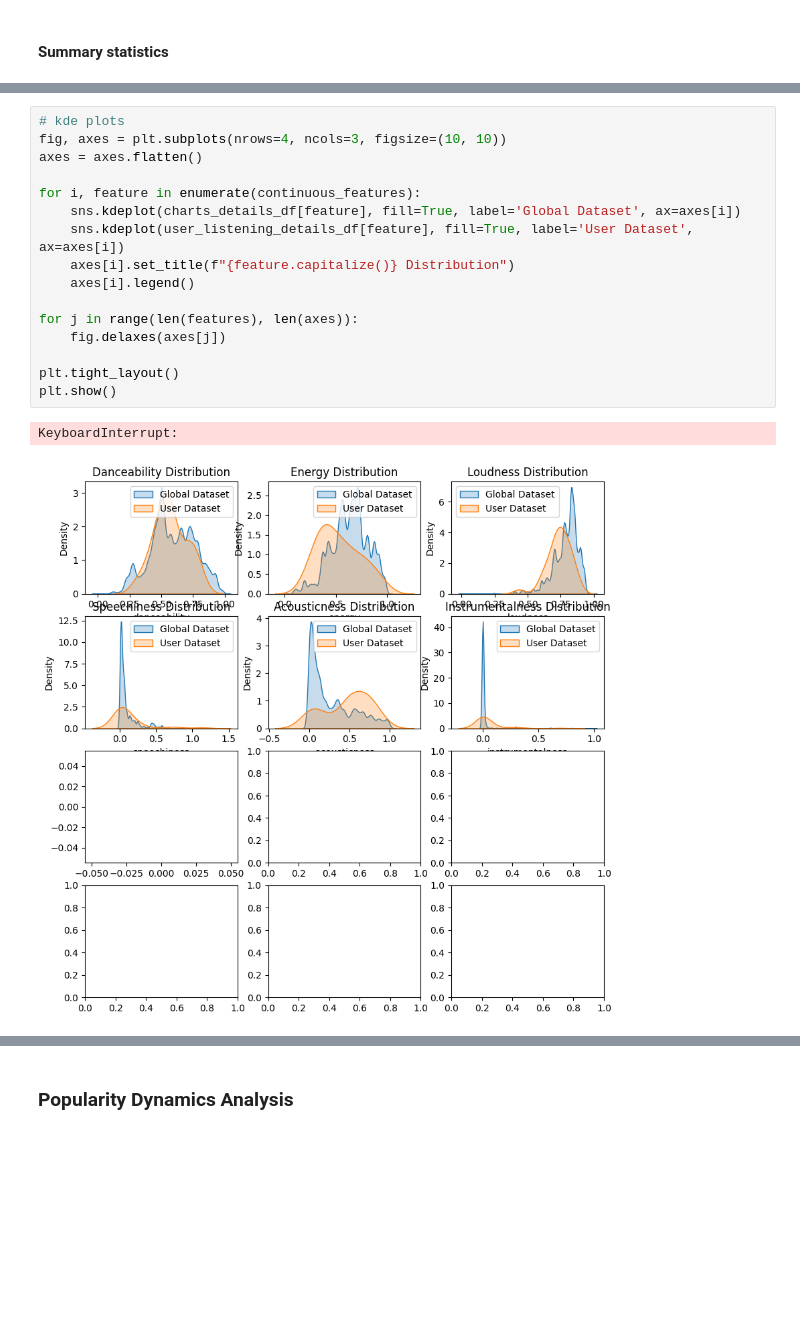
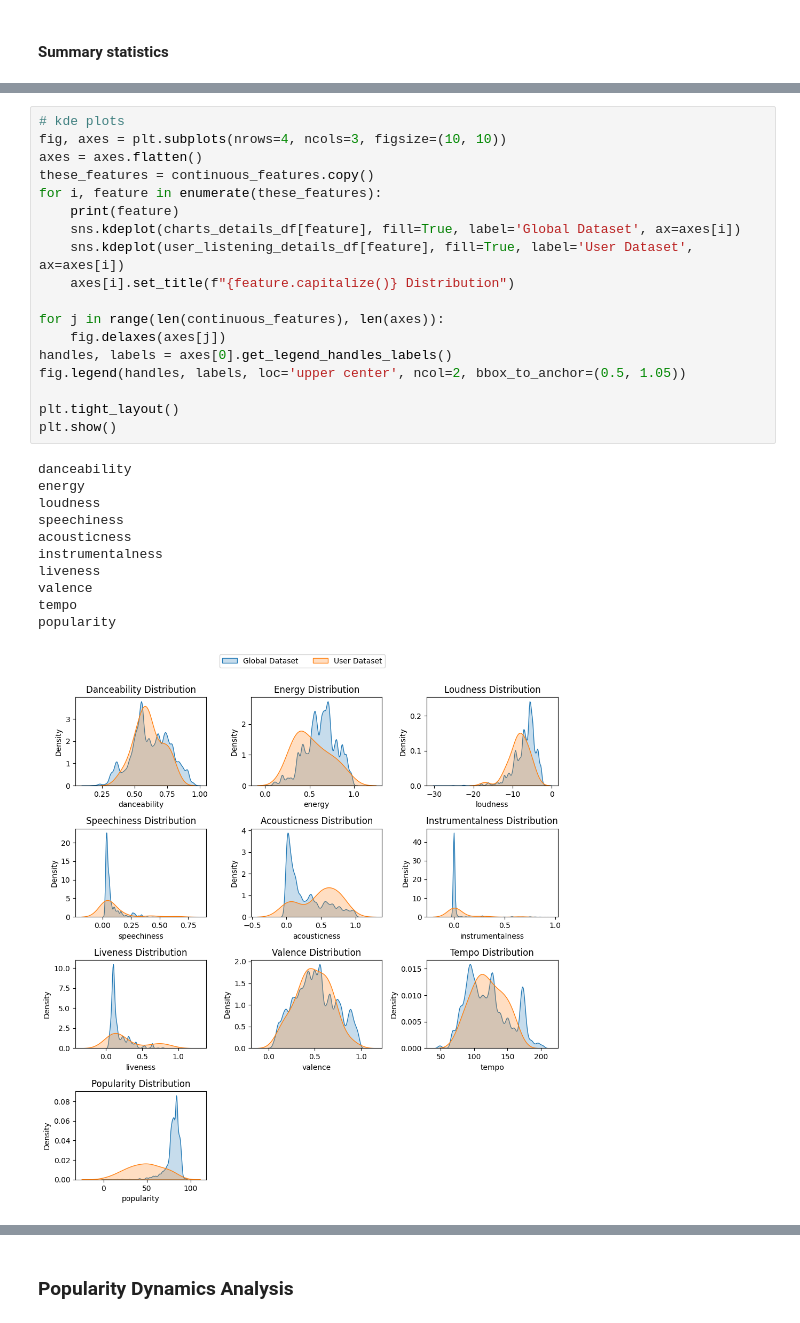
Before and after one commit to LNickelsburg/iss310-final-project, a Jupyter notebook: FinalProject.ipynb, the cells around one changed output, grey strips where cells are left out. Saved outputs shown, nothing was run; the diff lists cells and outputs as text; blank space fills up the shorter version.

```diff
--- a/FinalProject.ipynb
+++ b/FinalProject.ipynb
@@ -277,22 +290,33 @@ user_summary
 # %%
 # kde plots
 fig, axes = plt.subplots(nrows=4, ncols=3, figsize=(10, 10))
 axes = axes.flatten()
-
-for i, feature in enumerate(continuous_features):
+these_features = continuous_features.copy()
+for i, feature in enumerate(these_features):
+    print(feature)
     sns.kdeplot(charts_details_df[feature], fill=True, label='Global Dataset', ax=axes[i])
     sns.kdeplot(user_listening_details_df[feature], fill=True, label='User Dataset', ax=axes[i])
     axes[i].set_title(f"{feature.capitalize()} Distribution")
-    axes[i].legend()
 
-for j in range(len(features), len(axes)):
+for j in range(len(continuous_features), len(axes)):
     fig.delaxes(axes[j])
+handles, labels = axes[0].get_legend_handles_labels()
+fig.legend(handles, labels, loc='upper center', ncol=2, bbox_to_anchor=(0.5, 1.05))
 
 plt.tight_layout()
 plt.show()
 # %% [output]
-KeyboardInterrupt:
+danceability
+energy
+loudness
+speechiness
+acousticness
+instrumentalness
+liveness
+valence
+tempo
+popularity
-[figure, old version]
+[figure, new version]
 # %%
 # scatter plots: top 9 pairs with smallest p-values
 
```
Also changed, not shown: parts of 14 cells of this notebook, 1 other file.
